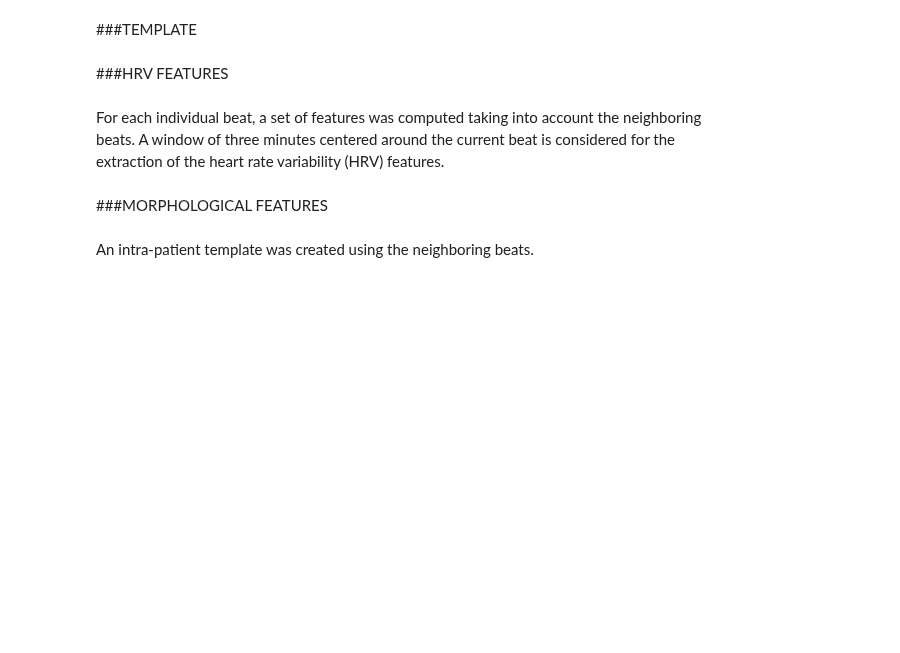
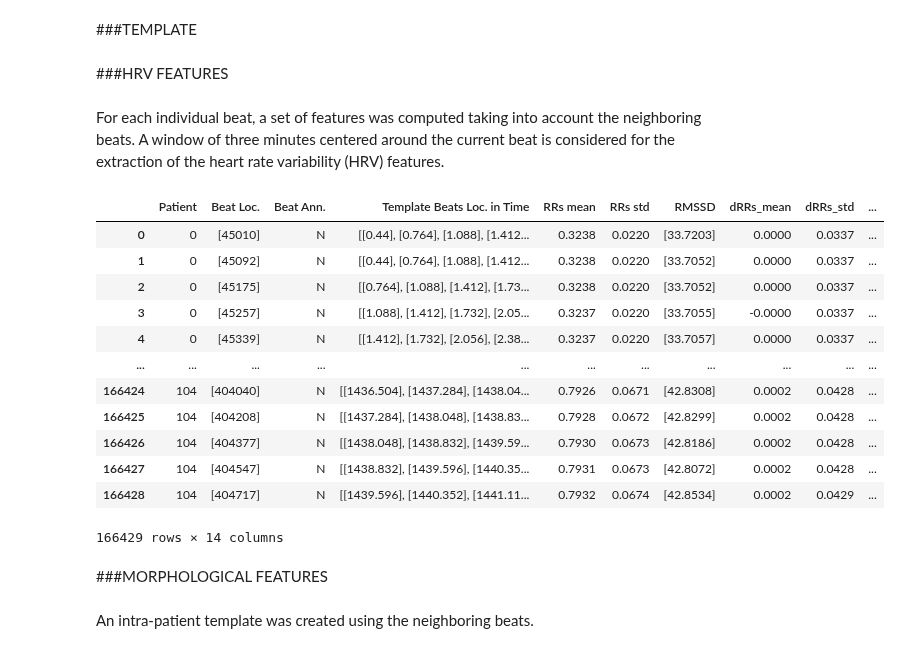
Before and after one commit to alice202122/AI_PROJECT, a Jupyter notebook: AI_Assignment.ipynb, the cells around one changed output. Drawn from its saved outputs; the diff is of its cells as text; code cells hidden in the pictures; blank space fills up the shorter version.

```diff
--- a/AI_Assignment.ipynb
+++ b/AI_Assignment.ipynb
@@ -185,12 +187,24 @@ for patient in range(len(ECGs_128)):                 # scrolls patient by patien
   ECGII128_up = upsampling(ECGII_128, 128, 250)[2]   # ECG upsampled
   ECG128_up = [ ECGI128_up, ECGII128_up]
   ECGs128_up.append(ECG128_up)                       # store ECGs upsampled in a list
+# %%
+ECGs250_up = []                                      # list initialization
+ECG = 0                                              # ECGs are stored in the first column of the data matrix
+Ilead = 0                                            # I lead is stored in the first column of the ECGs
+IIlead = 1                                           # II lead is stored in the second column of the ECGs
+for patient in range(65,105):                        # scrolls patient by patient
+  ECGI_250 = data[patient][ECG][:,Ilead]
+  ECGI250_up = upsampling(ECGI_250, 250, 250)[2]     # ECG upsampled
+  ECGII_250 = data[patient][ECG][:,IIlead]
+  ECGII250_up = upsampling(ECGII_250, 250, 250)[2]   # ECG upsampled
+  ECG250_up = [ ECGI250_up, ECGII250_up]
+  ECGs250_up.append(ECG250_up)                       # store ECGs upsampled in a list
 # %%
-ECGs_up = ECGs128_up                      # new array of upsampled ECGs
-for patient in range(len(ECGs_250)):      # scroll patient by patient
-  ECGs_up.append(ECGs_250[patient])       # append the ECGs at 250 Hz
+ECGs_up = ECGs128_up                        # new array of upsampled ECGs
+for patient in range(len(ECGs250_up)):      # scroll patient by patient
+  ECGs_up.append(ECGs250_up[patient])       # append the ECGs at 250 Hz
 num_files = len(ECGs_up)
-num_files                                 # checking all files have been stored
+num_files                                   # checking all files have been stored
 # %% [output]
 105
 # %%
@@ -515,11 +529,11 @@ tpltbeatsloc_time = []      # list initialization
 
 for patient in range(num_files):
   for idxi, i in enumerate(tot_beats[patient][column]):
-    if (i[beat_rpk]-tplt_smp)>0 and (i[beat_rpk]+tplt_smp)<tot_beats[patient][column][-1][beat_rpk]:
+    if (i[beat_rpk]-tpltHRV_smp)>0 and (i[beat_rpk]+tpltHRV_smp)<tot_beats[patient][column][-1][beat_rpk]:
       tpltbeatsloc_time = []
       for idkk, k in enumerate(tot_beats[patient][column]):
-        if k[beat_rpk]>(i[beat_rpk]-tplt_smp) and k[beat_rpk]<(i[beat_rpk]+tplt_smp):  # window centered around the beat
-          k_t = k[beat_rpk]/fs                                                         # beats location in time (s)
+        if k[beat_rpk]>(i[beat_rpk]-tpltHRV_smp) and k[beat_rpk]<(i[beat_rpk]+tpltHRV_smp):  # window centered around the beat
+          k_t = k[beat_rpk]/fs                                                               # beats location in time (s)
           tpltbeatsloc_time.append(k_t)
       tpltbeatsloc_time = np.vstack(tpltbeatsloc_time)
       lst = copy.deepcopy(tpltbeatsloc_time)
@@ -527,33 +541,47 @@ for patient in range(num_files):
       RRs = np.vstack(RRs)
       RRs_mean = np.mean(RRs)
       lst1 = copy.deepcopy(RRs_mean)
       RRs_std = np.std(RRs)
       lst2 = copy.deepcopy(RRs_std)
       RMSSD = np.array(pyhrv.time_domain.rmssd(RRs, lst))                              # root mean square of successive differences
       lst3 = copy.deepcopy(RMSSD)
       dRRs = [j-i for i, j in zip(np.array(RRs[:-1]), np.array(RRs[1:]))]              # series of the difference of consecutive RRs, namely dRRn = RRn+1 − RRn
       dRRs = np.vstack(dRRs)
       dRRs_mean = np.mean(dRRs)
       lst4 = copy.deepcopy(dRRs_mean)
       dRRs_std = np.std(dRRs)
       lst5 = copy.deepcopy(dRRs_std)
       pNN10 = sum([i>0.01 for i in dRRs])*100/len(dRRs)                                # percentage of successive interval differences greater than 10
       lst6 = copy.deepcopy(pNN10)
       pNN20 = sum([i>0.02 for i in dRRs])*100/len(dRRs)                                # percentage of successive interval differences greater than 20
       lst7 = copy.deepcopy(pNN20)
       pNN30 = sum([i>0.03 for i in dRRs])*100/len(dRRs)                                # percentage of successive interval differences greater than 30
       lst8 = copy.deepcopy(pNN30)
       pNN40 = sum([i>0.04 for i in dRRs])*100/len(dRRs)                                # percentage of successive interval differences greater than 40
       lst9 = copy.deepcopy(pNN40)
       pNN50 = sum([i>0.05 for i in dRRs])*100/len(dRRs)                                # percentage of successive interval differences greater than 50
       lst10 = copy.deepcopy(pNN50)
       row = [ patient, i[0], i[1], lst, np.round(lst1,4), np.round(lst2,4), np.round(lst3,4), np.round(lst4,4), np.round(lst5,4), np.round(lst6,4), np.round(lst7,4), np.round(lst8,4), np.round(lst9,4), np.round(lst10,4) ]
       HRV.append(row)
 
 HRV = pd.DataFrame(HRV, columns=['Patient', 'Beat Loc.', 'Beat Ann.', 'Template Beats Loc. in Time', 'RRs mean', 'RRs std', 'RMSSD', 'dRRs_mean', 'dRRs_std', 'pNN10', 'pNN20', 'pNN30', 'pNN40', 'pNN50' ])
 path = '/gdrive/MyDrive/AI_Assignment/'
 HRV.to_pickle(path+'HRV')
 HRV
+# %% [output]
+|  | Patient | Beat Loc. | Beat Ann. | Template Beats Loc. in Time | RRs mean | RRs std | RMSSD | dRRs_mean | dRRs_std | ... |
+| 0 | 0 | [45010] | N | [[0.44], [0.764], [1.088], [1.412... | 0.3238 | 0.0220 | [33.7203] | 0.0000 | 0.0337 | ... |
+| 1 | 0 | [45092] | N | [[0.44], [0.764], [1.088], [1.412... | 0.3238 | 0.0220 | [33.7052] | 0.0000 | 0.0337 | ... |
+| 2 | 0 | [45175] | N | [[0.764], [1.088], [1.412], [1.73... | 0.3238 | 0.0220 | [33.7052] | 0.0000 | 0.0337 | ... |
+| 3 | 0 | [45257] | N | [[1.088], [1.412], [1.732], [2.05... | 0.3237 | 0.0220 | [33.7055] | -0.0000 | 0.0337 | ... |
+| 4 | 0 | [45339] | N | [[1.412], [1.732], [2.056], [2.38... | 0.3237 | 0.0220 | [33.7057] | 0.0000 | 0.0337 | ... |
+| ... | ... | ... | ... | ... | ... | ... | ... | ... | ... | ... |
+| 166424 | 104 | [404040] | N | [[1436.504], [1437.284], [1438.04... | 0.7926 | 0.0671 | [42.8308] | 0.0002 | 0.0428 | ... |
+| 166425 | 104 | [404208] | N | [[1437.284], [1438.048], [1438.83... | 0.7928 | 0.0672 | [42.8299] | 0.0002 | 0.0428 | ... |
+| 166426 | 104 | [404377] | N | [[1438.048], [1438.832], [1439.59... | 0.7930 | 0.0673 | [42.8186] | 0.0002 | 0.0428 | ... |
+| 166427 | 104 | [404547] | N | [[1438.832], [1439.596], [1440.35... | 0.7931 | 0.0673 | [42.8072] | 0.0002 | 0.0428 | ... |
+| 166428 | 104 | [404717] | N | [[1439.596], [1440.352], [1441.11... | 0.7932 | 0.0674 | [42.8534] | 0.0002 | 0.0429 | ... |
+166429 rows × 14 columns
 # %% [markdown]
 ###MORPHOLOGICAL FEATURES
 # %% [markdown]
```
Also changed, not shown: parts of 13 cells of this notebook.
